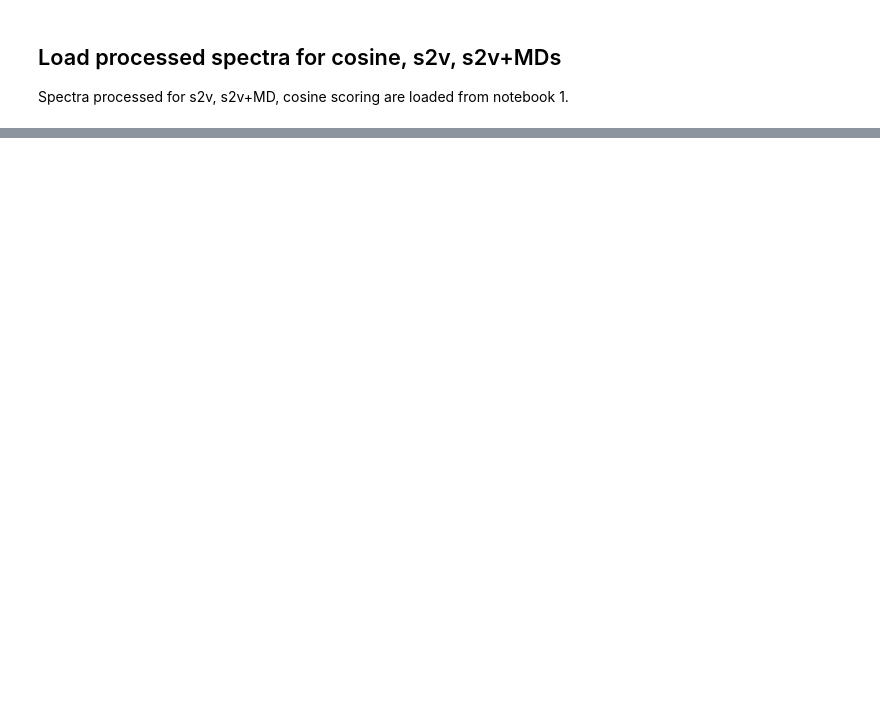
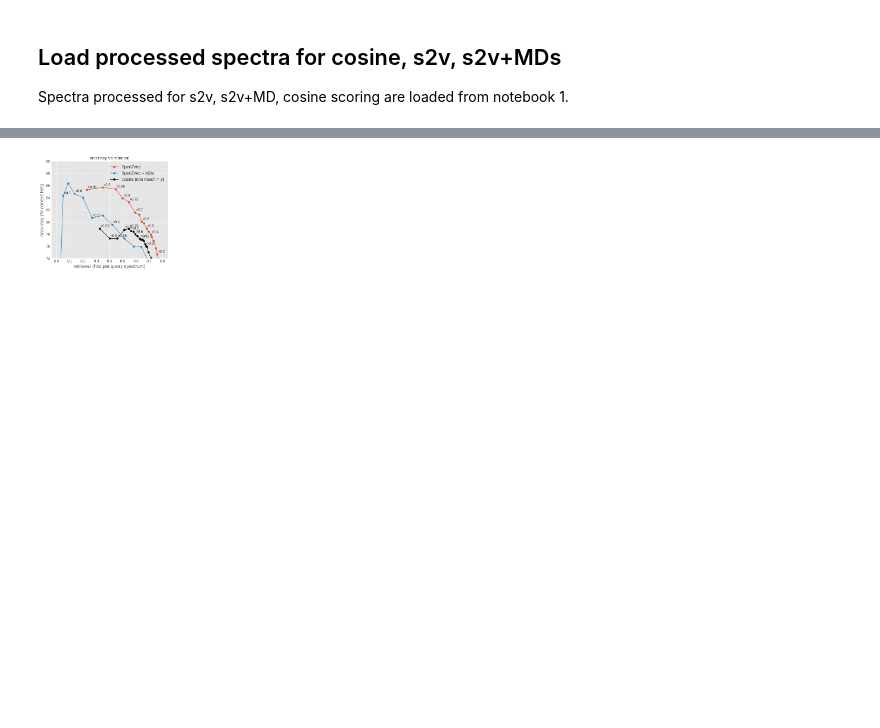
Before and after one commit to louwenjjr/ms2_mass_differences, a Jupyter notebook: notebooks/4-validation_simple_jaccard.ipynb, the cells around one changed output, grey strips where cells are left out. Cells and saved outputs as stored; diff of their text form; code cells hidden in the pictures; blank space fills up the shorter version.

```diff
--- a/notebooks/4-validation_simple_jaccard.ipynb
+++ b/notebooks/4-validation_simple_jaccard.ipynb
@@ -271,0 +770,47 @@ Saving model with name: /mnt/scratch/louwe015/Mass_differences/data/trained_mode
+# %%
+min_match=2
+test_matches_cosine_arr = np.array(test_matches_min2)
+#test_matches_cosine_arr = np.array(test_matches_min6)
+test_matches_s2v_arr = np.array(test_matches_s2v)
+test_matches_s2v_mds_arr = np.array(test_matches_s2v_mds)
+
+thresholds = np.arange(0, 1, 0.05)
+label_picks = [0,4,8,10,12,14,15,16,17,18,19]
+
+accuracy_s2v = 100 * test_matches_s2v_arr[:,0]/(test_matches_s2v_arr[:,0] + test_matches_s2v_arr[:,1])
+accuracy_s2v_mds = 100 * test_matches_s2v_mds_arr[:,0]/(test_matches_s2v_mds_arr[:,0] + test_matches_s2v_mds_arr[:,1])
+accuracy_cosine = 100 * test_matches_cosine_arr[:,0]/(test_matches_cosine_arr[:,0] + test_matches_cosine_arr[:,1])
+
+retrieval_s2v = (test_matches_s2v_arr[:,1] + test_matches_s2v_arr[:,0])/1000
+retrieval_s2v_mds = (test_matches_s2v_mds_arr[:,1] + test_matches_s2v_mds_arr[:,0])/1000
+retrieval_cosine = (test_matches_cosine_arr[:,1] + test_matches_cosine_arr[:,0])/1000
+
+plt.figure(figsize=(7,6))
+plt.style.use('ggplot')
+plt.plot(retrieval_s2v, accuracy_s2v, 'o-', label='Spec2Vec')
+plt.plot(retrieval_s2v_mds, accuracy_s2v_mds, 'o-', label='Spec2Vec + MDs')
+plt.plot(retrieval_cosine, accuracy_cosine, 'o-', color="black", label='cosine (min match = {})'.format(min_match))
+
+for i, threshold in enumerate(thresholds):
+    if i in label_picks:
+        plt.annotate(">{:.2}".format(threshold),
+                    (retrieval_s2v[i], accuracy_s2v[i]),
+                    textcoords="offset points", xytext=(2, 5), fontsize=12)
+        plt.annotate(">{:.2}".format(threshold),
+                    (retrieval_s2v_mds[i], accuracy_s2v_mds[i]),
+                    textcoords="offset points", xytext=(2, 5), fontsize=12)
+        plt.annotate(">{:.2}".format(threshold),
+                    (retrieval_cosine[i], accuracy_cosine[i]),
+                    textcoords="offset points", xytext=(2, 5), fontsize=12)
+
+plt.title('accuracy vs retrieval')
+plt.legend(fontsize=14)
+plt.xticks(fontsize=13)
+plt.yticks(fontsize=13)
+plt.ylim([74, 90])
+plt.xlabel('retrieval (hits per query spectrum)', fontsize=16)
+plt.ylabel('accuracy (% correct hits)', fontsize=16)
+# plt.savefig(os.path.join(data_path, 'figures', f'library_matching_accuracy_vs_retrieval_minmatch2_{md_version}.svg'))
+plt.show()
+# %% [output]
+[figure, added]
```
Also changed, not shown: parts of 68 cells of this notebook.
